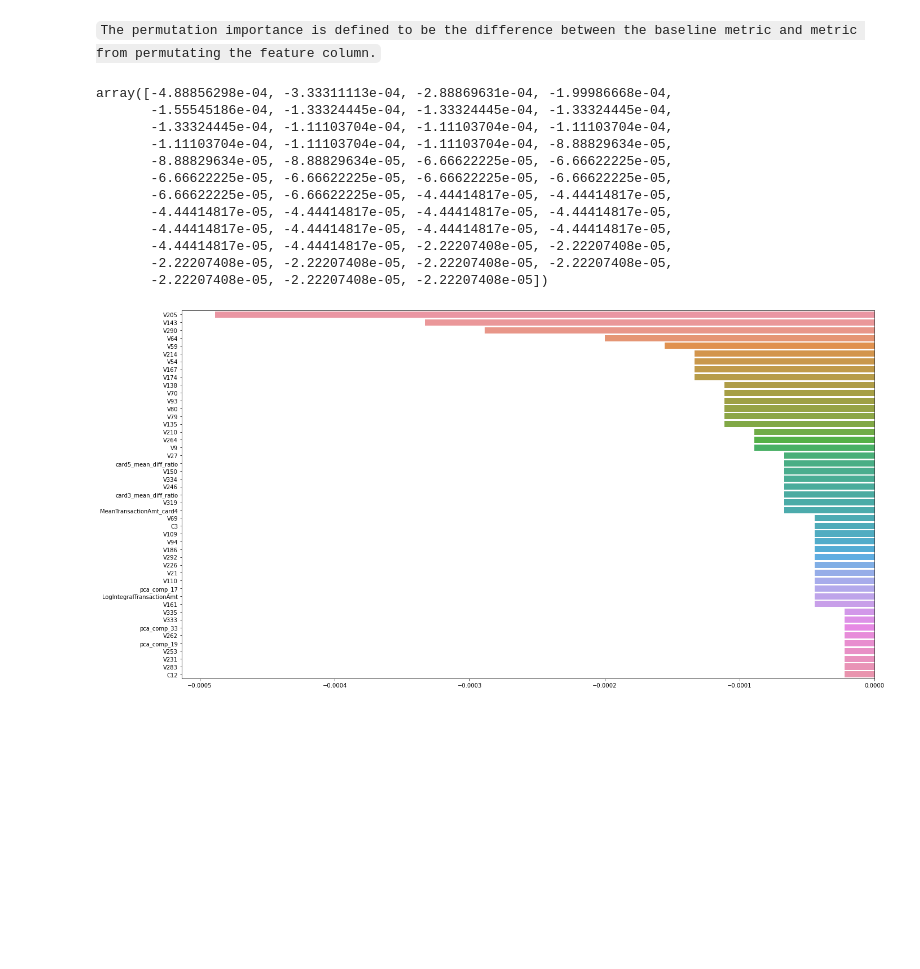
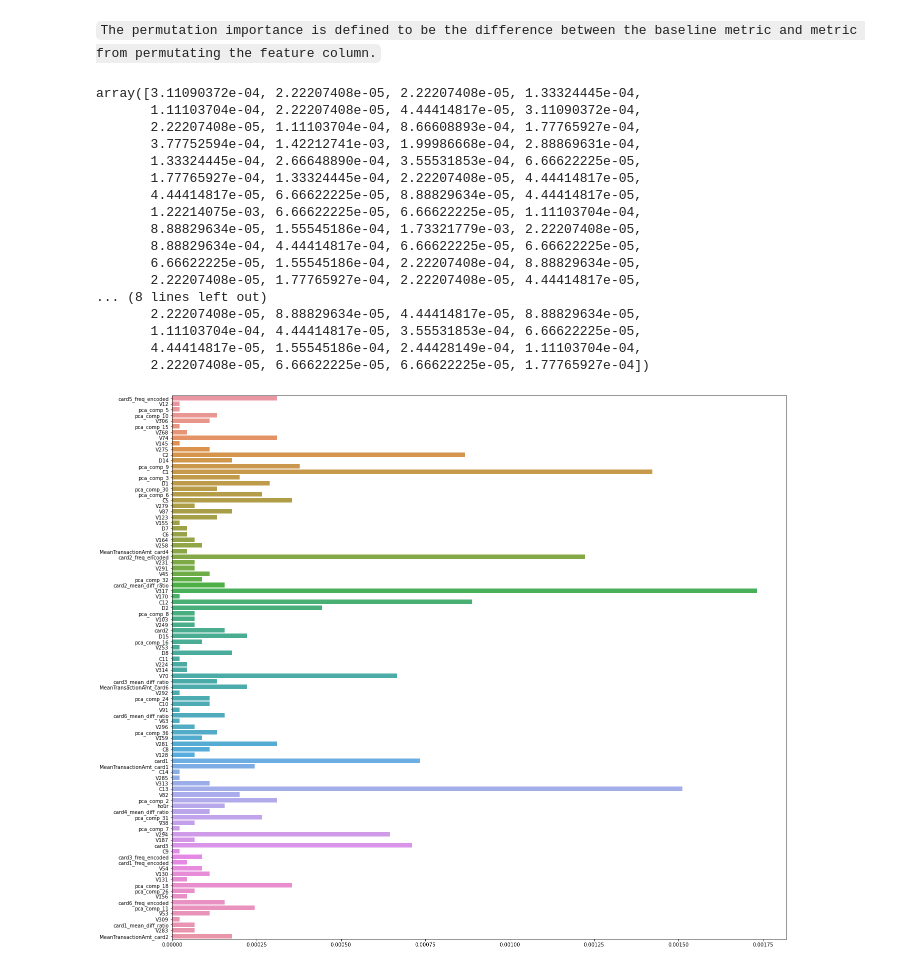
Before and after one commit to slowwavesleep/GB_KaggleCourse, a Jupyter notebook: HW3/HW3.ipynb, the cells around one changed output. Cells and saved outputs as stored; diff of their text form; code cells hidden in the pictures; blank space fills up the shorter version.

Commit message:
fixed feature importance

```diff
--- a/HW3/HW3.ipynb
+++ b/HW3/HW3.ipynb
@@ -442,30 +442,35 @@ Wall time: 2min 23s
 # %% [markdown]
 `The permutation importance is defined to be the difference between the baseline metric and metric from permutating the feature column.`
 # %%
-importance_indices = np.where(feature_importances.importances_mean < 0)
+importance_indices = np.where((feature_importances.importances_mean) > 0)
 # %%
 feature_importances.importances_mean[importance_indices]
 # %% [output]
-array([-4.88856298e-04, -3.33311113e-04, -2.88869631e-04, -1.99986668e-04,
-       -1.55545186e-04, -1.33324445e-04, -1.33324445e-04, -1.33324445e-04,
-       -1.33324445e-04, -1.11103704e-04, -1.11103704e-04, -1.11103704e-04,
-       -1.11103704e-04, -1.11103704e-04, -1.11103704e-04, -8.88829634e-05,
-       -8.88829634e-05, -8.88829634e-05, -6.66622225e-05, -6.66622225e-05,
-       -6.66622225e-05, -6.66622225e-05, -6.66622225e-05, -6.66622225e-05,
-       -6.66622225e-05, -6.66622225e-05, -4.44414817e-05, -4.44414817e-05,
-       -4.44414817e-05, -4.44414817e-05, -4.44414817e-05, -4.44414817e-05,
-       -4.44414817e-05, -4.44414817e-05, -4.44414817e-05, -4.44414817e-05,
-       -4.44414817e-05, -4.44414817e-05, -2.22207408e-05, -2.22207408e-05,
-       -2.22207408e-05, -2.22207408e-05, -2.22207408e-05, -2.22207408e-05,
-       -2.22207408e-05, -2.22207408e-05, -2.22207408e-05])
+array([3.11090372e-04, 2.22207408e-05, 2.22207408e-05, 1.33324445e-04,
+       1.11103704e-04, 2.22207408e-05, 4.44414817e-05, 3.11090372e-04,
+       2.22207408e-05, 1.11103704e-04, 8.66608893e-04, 1.77765927e-04,
+       3.77752594e-04, 1.42212741e-03, 1.99986668e-04, 2.88869631e-04,
+       1.33324445e-04, 2.66648890e-04, 3.55531853e-04, 6.66622225e-05,
+       1.77765927e-04, 1.33324445e-04, 2.22207408e-05, 4.44414817e-05,
+       4.44414817e-05, 6.66622225e-05, 8.88829634e-05, 4.44414817e-05,
+       1.22214075e-03, 6.66622225e-05, 6.66622225e-05, 1.11103704e-04,
+       8.88829634e-05, 1.55545186e-04, 1.73321779e-03, 2.22207408e-05,
+       8.88829634e-04, 4.44414817e-04, 6.66622225e-05, 6.66622225e-05,
+       6.66622225e-05, 1.55545186e-04, 2.22207408e-04, 8.88829634e-05,
+       2.22207408e-05, 1.77765927e-04, 2.22207408e-05, 4.44414817e-05,
+... (8 lines left out)
+       2.22207408e-05, 8.88829634e-05, 4.44414817e-05, 8.88829634e-05,
+       1.11103704e-04, 4.44414817e-05, 3.55531853e-04, 6.66622225e-05,
+       4.44414817e-05, 1.55545186e-04, 2.44428149e-04, 1.11103704e-04,
+       2.22207408e-05, 6.66622225e-05, 6.66622225e-05, 1.77765927e-04])
 # %%
 import matplotlib.pyplot as plt
 import seaborn as sns
 # %%
-fig, ax = plt.subplots(1, figsize=(22, 12))
+fig, ax = plt.subplots(1, figsize=(22, 20))
 g = sns.barplot(x=feature_importances.importances_mean[importance_indices], y=data[ex6].columns[importance_indices])
 # %% [output]
-[figure, old version]
+[figure, new version]
 # %%
 x_train, x_valid = train_test_split(data.drop(["isFraud"], axis=1), train_size=0.7, random_state=1)
 y_train, y_valid = train_test_split(data["isFraud"], train_size=0.7, random_state=1)
```
Also changed, not shown: parts of 13 cells of this notebook.
